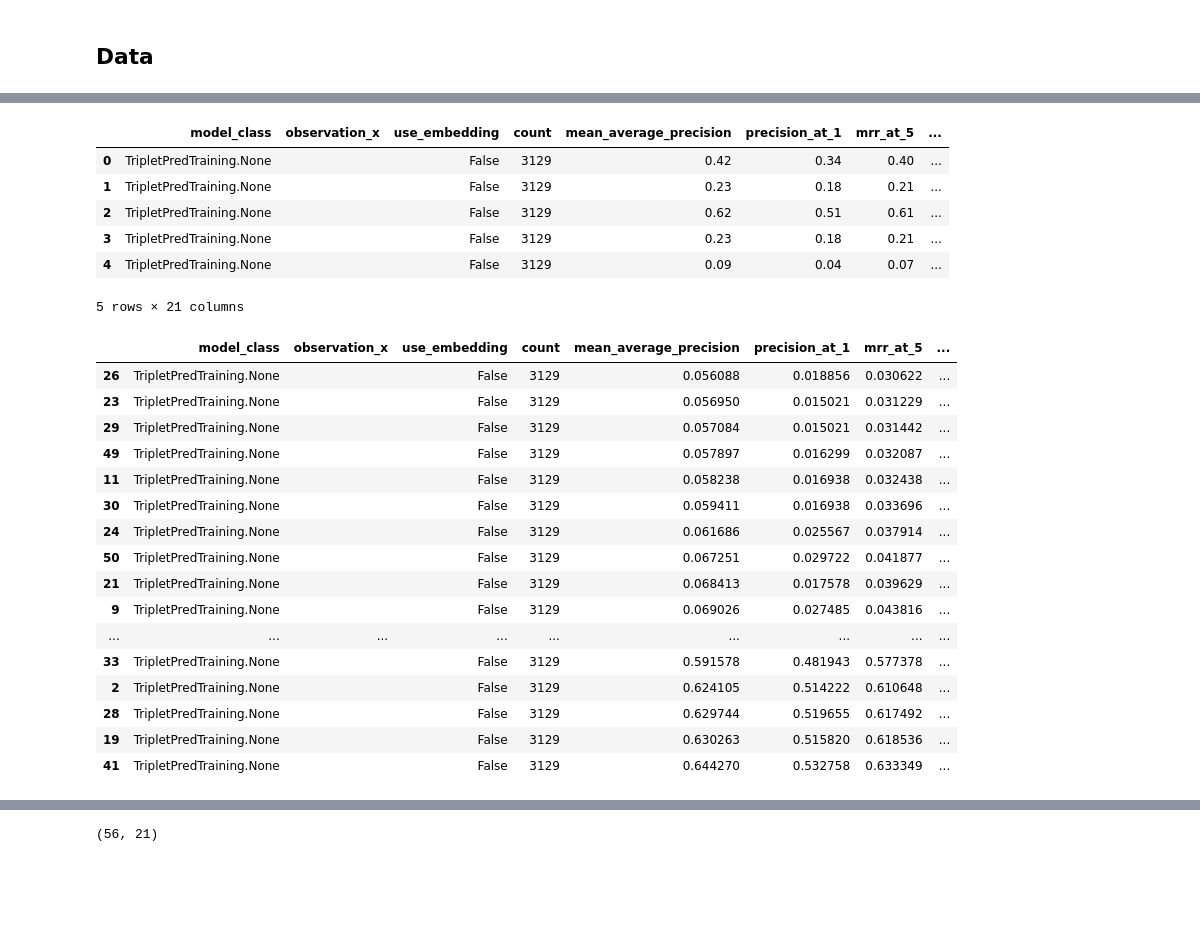
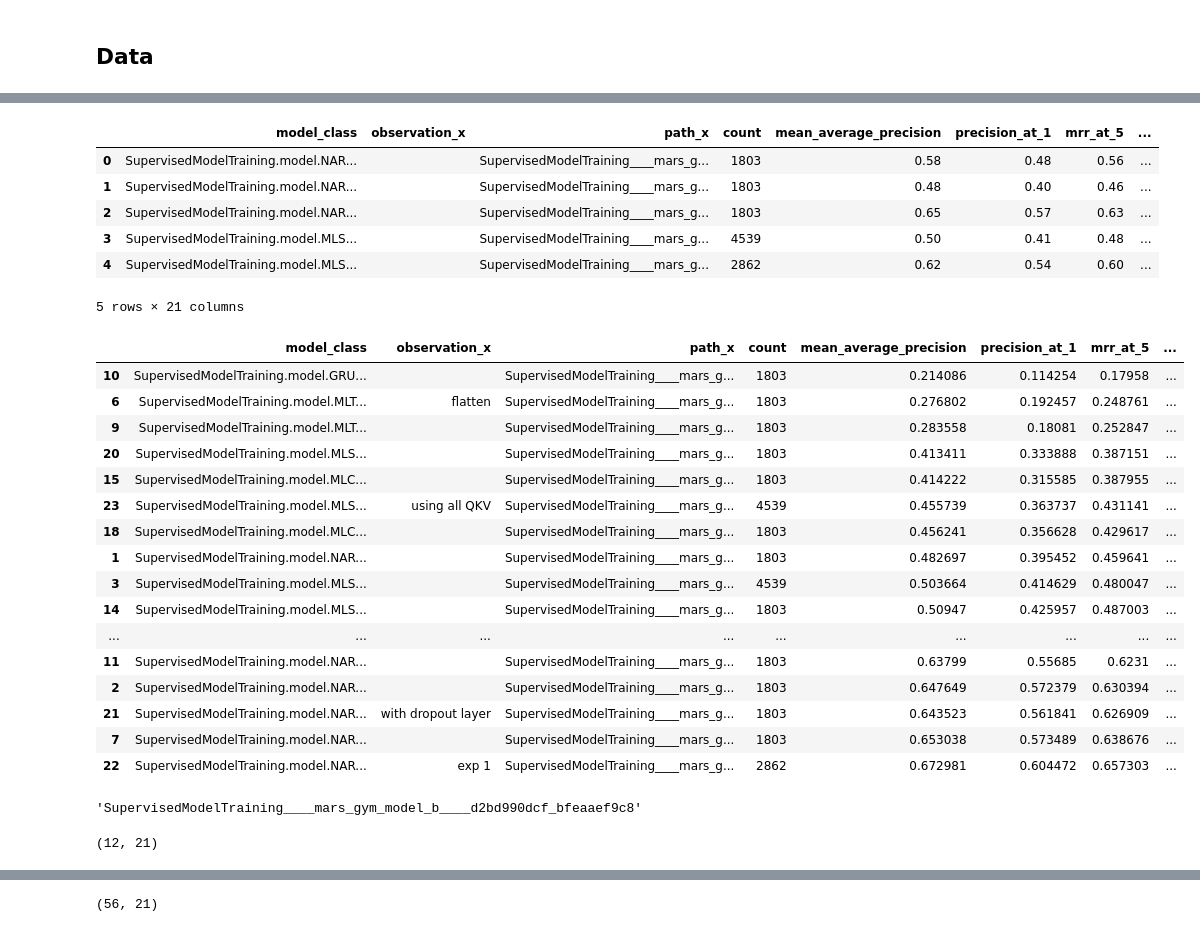
Before and after one commit to marlesson/triplet_session, a Jupyter notebook: Evaluation - Compare results.ipynb, the cells around one changed output, grey strips where cells are left out. Drawn from its saved outputs; the diff is of its cells as text; code cells hidden in the pictures; blank space fills up the shorter version.

Commit message:
mercado livre

```diff
--- a/Evaluation - Compare results.ipynb
+++ b/Evaluation - Compare results.ipynb
@@ -211,13 +198,15 @@ Index(['path_x', 'model_task', 'count', 'mean_average_precision',
       dtype='object')
+# %%
+df = df[df['project'] == 'mercado_livre.config.mercado_livre_rnn']
 # %%
-df['use_embedding'] = (df['recommender_extra_params.path_item_embedding'].fillna(False) != False)
+#df['use_embedding'] = (df['recommender_extra_params.path_item_embedding'].fillna(False) != False)
 
 df = df.merge(params.reset_index(), left_on='triplet_path', right_on='path', how='left')
 
 columns = [
     'model_class',
     'observation_x',
-    'use_embedding',
+    'path_x',
     'count',
     "mean_average_precision", "precision_at_1", "mrr_at_5", "ndcg_at_5", "mrr_at_10", "ndcg_at_10",
     'triplet_path',
@@ -236,33 +225,41 @@ columns = [
 df_metrics = df[columns]
 df_metrics.head()
 # %% [output]
-|  | model_class | observation_x | use_embedding | count | mean_average_precision | precision_at_1 | mrr_at_5 | ... |
-| 0 | TripletPredTraining.None |  | False | 3129 | 0.42 | 0.34 | 0.40 | ... |
-| 1 | TripletPredTraining.None |  | False | 3129 | 0.23 | 0.18 | 0.21 | ... |
-| 2 | TripletPredTraining.None |  | False | 3129 | 0.62 | 0.51 | 0.61 | ... |
-| 3 | TripletPredTraining.None |  | False | 3129 | 0.23 | 0.18 | 0.21 | ... |
-| 4 | TripletPredTraining.None |  | False | 3129 | 0.09 | 0.04 | 0.07 | ... |
+|  | model_class | observation_x | path_x | count | mean_average_precision | precision_at_1 | mrr_at_5 | ... |
+| 0 | SupervisedModelTraining.model.NAR... |  | SupervisedModelTraining____mars_g... | 1803 | 0.58 | 0.48 | 0.56 | ... |
+| 1 | SupervisedModelTraining.model.NAR... |  | SupervisedModelTraining____mars_g... | 1803 | 0.48 | 0.40 | 0.46 | ... |
+| 2 | SupervisedModelTraining.model.NAR... |  | SupervisedModelTraining____mars_g... | 1803 | 0.65 | 0.57 | 0.63 | ... |
+| 3 | SupervisedModelTraining.model.MLS... |  | SupervisedModelTraining____mars_g... | 4539 | 0.50 | 0.41 | 0.48 | ... |
+| 4 | SupervisedModelTraining.model.MLS... |  | SupervisedModelTraining____mars_g... | 2862 | 0.62 | 0.54 | 0.60 | ... |
 5 rows × 21 columns
 # %%
 df_metrics = df_metrics.sort_values(["model_class","observation_x", "mean_average_precision",  "precision_at_1", 'mrr_at_5', 'ndcg_at_10'])
 
-df_metrics.style.bar(subset=["mean_average_precision",  "precision_at_1", 'mrr_at_5', 'ndcg_at_5', 'mrr_at_10', 'ndcg_at_10'],
+df_metrics.sort_values(['ndcg_at_10']).style.bar(subset=["mean_average_precision",  "precision_at_1", 'mrr_at_5', 'ndcg_at_5', 'mrr_at_10', 'ndcg_at_10'],
                      align='zero', color=['#d65f5f', '#5fba7d'])
 # %% [output]
-|  | model_class | observation_x | use_embedding | count | mean_average_precision | precision_at_1 | mrr_at_5 | ... |
-| 26 | TripletPredTraining.None |  | False | 3129 | 0.056088 | 0.018856 | 0.030622 | ... |
-| 23 | TripletPredTraining.None |  | False | 3129 | 0.056950 | 0.015021 | 0.031229 | ... |
-| 29 | TripletPredTraining.None |  | False | 3129 | 0.057084 | 0.015021 | 0.031442 | ... |
-| 49 | TripletPredTraining.None |  | False | 3129 | 0.057897 | 0.016299 | 0.032087 | ... |
-| 11 | TripletPredTraining.None |  | False | 3129 | 0.058238 | 0.016938 | 0.032438 | ... |
-| 30 | TripletPredTraining.None |  | False | 3129 | 0.059411 | 0.016938 | 0.033696 | ... |
-| 24 | TripletPredTraining.None |  | False | 3129 | 0.061686 | 0.025567 | 0.037914 | ... |
-| 50 | TripletPredTraining.None |  | False | 3129 | 0.067251 | 0.029722 | 0.041877 | ... |
-| 21 | TripletPredTraining.None |  | False | 3129 | 0.068413 | 0.017578 | 0.039629 | ... |
-| 9 | TripletPredTraining.None |  | False | 3129 | 0.069026 | 0.027485 | 0.043816 | ... |
+|  | model_class | observation_x | path_x | count | mean_average_precision | precision_at_1 | mrr_at_5 | ... |
+| 10 | SupervisedModelTraining.model.GRU... |  | SupervisedModelTraining____mars_g... | 1803 | 0.214086 | 0.114254 | 0.17958 | ... |
+| 6 | SupervisedModelTraining.model.MLT... | flatten | SupervisedModelTraining____mars_g... | 1803 | 0.276802 | 0.192457 | 0.248761 | ... |
+| 9 | SupervisedModelTraining.model.MLT... |  | SupervisedModelTraining____mars_g... | 1803 | 0.283558 | 0.18081 | 0.252847 | ... |
+| 20 | SupervisedModelTraining.model.MLS... |  | SupervisedModelTraining____mars_g... | 1803 | 0.413411 | 0.333888 | 0.387151 | ... |
+| 15 | SupervisedModelTraining.model.MLC... |  | SupervisedModelTraining____mars_g... | 1803 | 0.414222 | 0.315585 | 0.387955 | ... |
+| 23 | SupervisedModelTraining.model.MLS... | using all QKV | SupervisedModelTraining____mars_g... | 4539 | 0.455739 | 0.363737 | 0.431141 | ... |
+| 18 | SupervisedModelTraining.model.MLC... |  | SupervisedModelTraining____mars_g... | 1803 | 0.456241 | 0.356628 | 0.429617 | ... |
+| 1 | SupervisedModelTraining.model.NAR... |  | SupervisedModelTraining____mars_g... | 1803 | 0.482697 | 0.395452 | 0.459641 | ... |
+| 3 | SupervisedModelTraining.model.MLS... |  | SupervisedModelTraining____mars_g... | 4539 | 0.503664 | 0.414629 | 0.480047 | ... |
+| 14 | SupervisedModelTraining.model.MLS... |  | SupervisedModelTraining____mars_g... | 1803 | 0.50947 | 0.425957 | 0.487003 | ... |
 | ... | ... | ... | ... | ... | ... | ... | ... | ... |
-| 33 | TripletPredTraining.None |  | False | 3129 | 0.591578 | 0.481943 | 0.577378 | ... |
-| 2 | TripletPredTraining.None |  | False | 3129 | 0.624105 | 0.514222 | 0.610648 | ... |
-| 28 | TripletPredTraining.None |  | False | 3129 | 0.629744 | 0.519655 | 0.617492 | ... |
-| 19 | TripletPredTraining.None |  | False | 3129 | 0.630263 | 0.515820 | 0.618536 | ... |
-| 41 | TripletPredTraining.None |  | False | 3129 | 0.644270 | 0.532758 | 0.633349 | ... |
+| 11 | SupervisedModelTraining.model.NAR... |  | SupervisedModelTraining____mars_g... | 1803 | 0.63799 | 0.55685 | 0.6231 | ... |
+| 2 | SupervisedModelTraining.model.NAR... |  | SupervisedModelTraining____mars_g... | 1803 | 0.647649 | 0.572379 | 0.630394 | ... |
+| 21 | SupervisedModelTraining.model.NAR... | with dropout layer | SupervisedModelTraining____mars_g... | 1803 | 0.643523 | 0.561841 | 0.626909 | ... |
+| 7 | SupervisedModelTraining.model.NAR... |  | SupervisedModelTraining____mars_g... | 1803 | 0.653038 | 0.573489 | 0.638676 | ... |
+| 22 | SupervisedModelTraining.model.NAR... | exp 1 | SupervisedModelTraining____mars_g... | 2862 | 0.672981 | 0.604472 | 0.657303 | ... |
+# %%
+df_metrics.sort_values(['ndcg_at_10']).iloc[-2].path_x
+# %% [output]
+'SupervisedModelTraining____mars_gym_model_b____d2bd990dcf_bfeaaef9c8'
+# %%
+df_metrics[df_metrics.model_class.isin(["SupervisedModelTraining.model.NARMModel"])].shape
+# %% [output]
+(12, 21)
```
Also changed, not shown: parts of 12 cells of this notebook, 11 other files.
